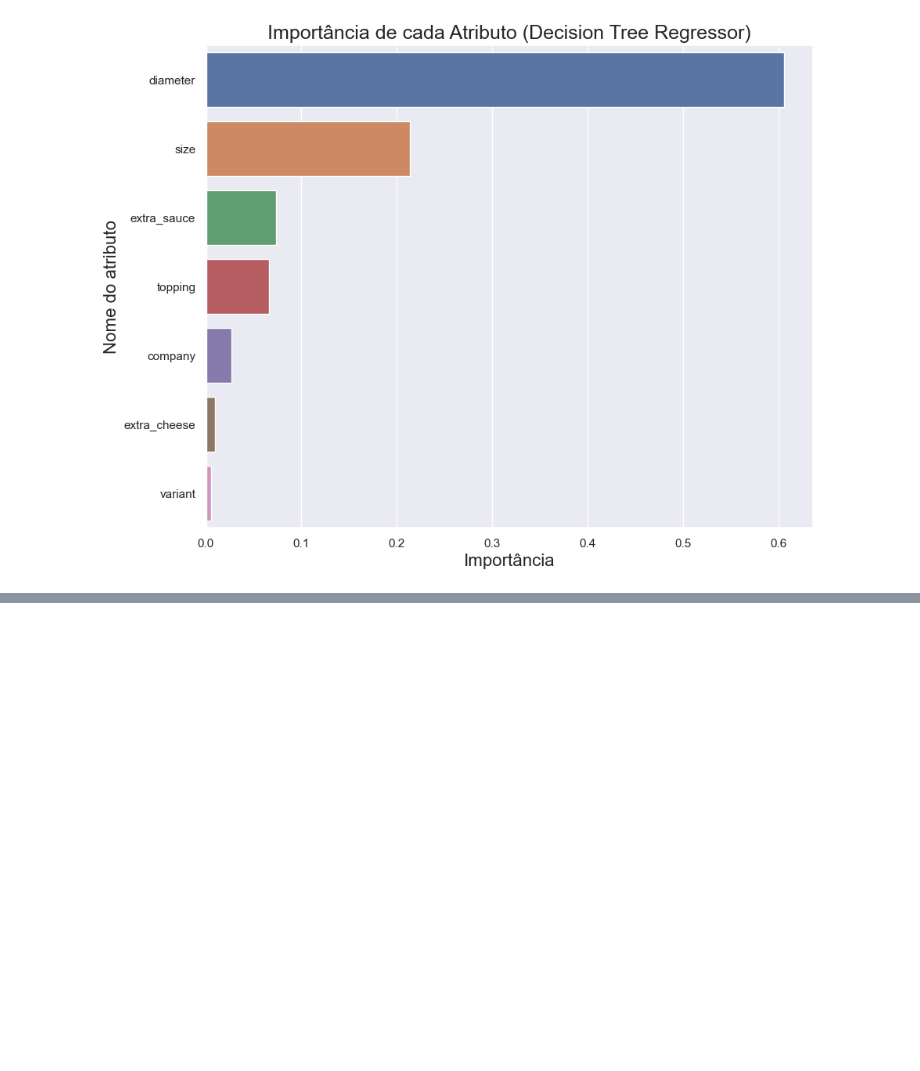
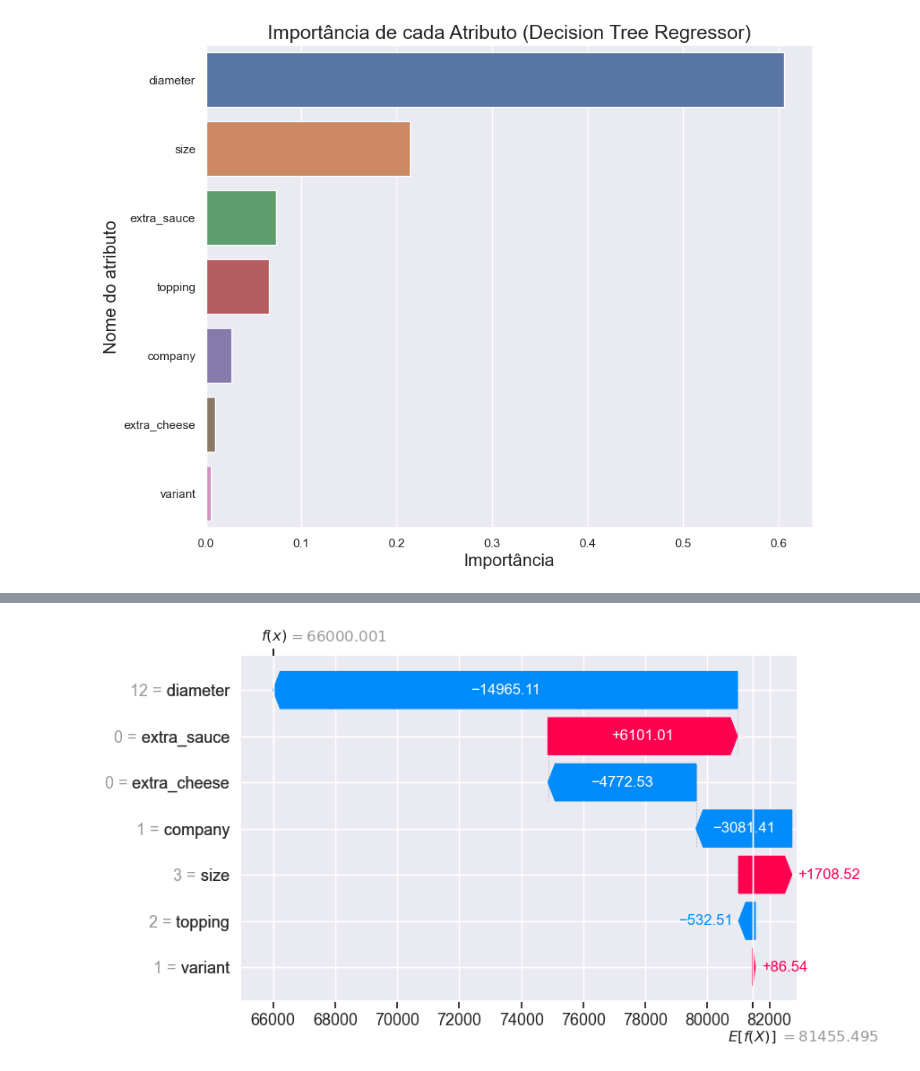
Before and after one commit to fcardosoo/Pizza-Price-Prediction-Playground-Data-, a Jupyter notebook: Predição do preço da pizza.ipynb, the cells around one changed output, grey strips where cells are left out. Saved outputs shown, nothing was run; the diff lists cells and outputs as text; code cells hidden in the pictures; blank space fills up the shorter version.

```diff
--- a/Predição do preço da pizza.ipynb
+++ b/Predição do preço da pizza.ipynb
@@ -292,0 +300,6 @@ plt.show()
+# %%
+explainer = shap.Explainer(dtree, X_test)
+shap_values = explainer(X_test)
+shap.plots.waterfall(shap_values[0])
+# %% [output]
+[figure, added]
```
Also changed, not shown: parts of 1 cell of this notebook.
